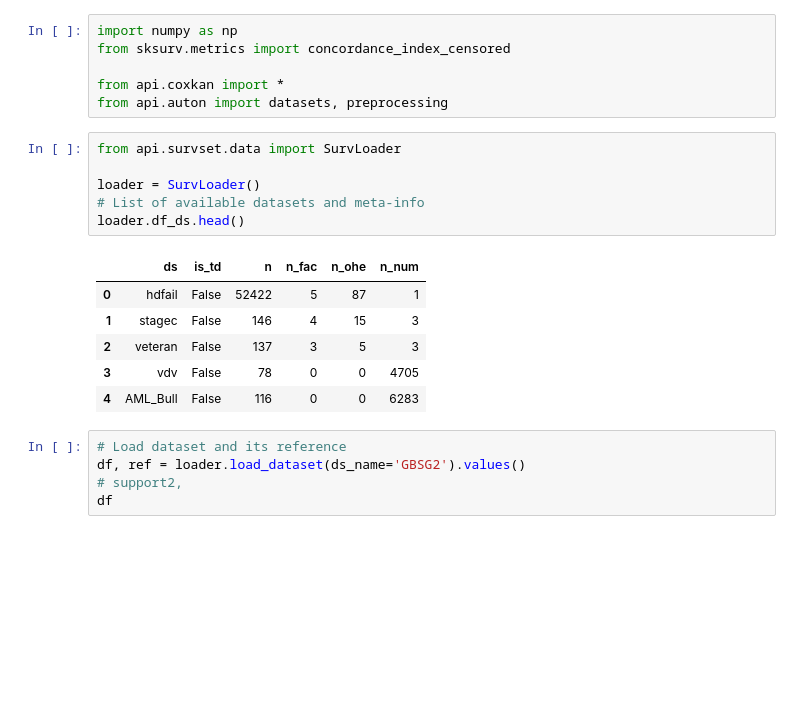
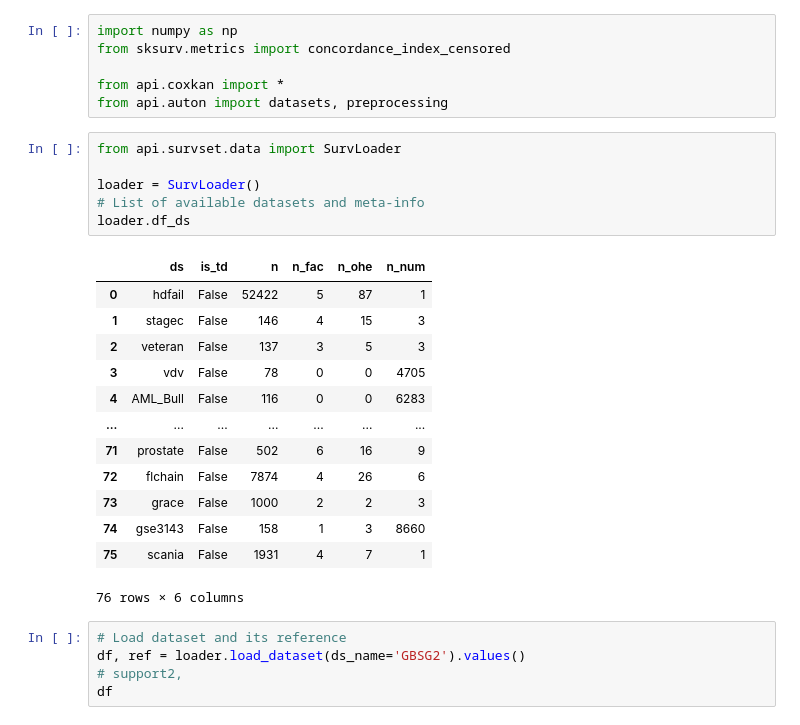
Before and after one commit to jiaxiang-cheng/CoxKAN, a Jupyter notebook: notebook/Hello CoxKAN.ipynb, the cells around one changed output. Saved outputs shown, nothing was run; the diff lists cells and outputs as text; blank space fills up the shorter version.

```diff
--- a/notebook/Hello CoxKAN.ipynb
+++ b/notebook/Hello CoxKAN.ipynb
@@ -7,16 +7,23 @@ from api.auton import datasets, preprocessing
 # %%
 from api.survset.data import SurvLoader
 
 loader = SurvLoader()
 # List of available datasets and meta-info
-loader.df_ds.head()
+loader.df_ds
 # %% [output]
 |  | ds | is_td | n | n_fac | n_ohe | n_num |
 | 0 | hdfail | False | 52422 | 5 | 87 | 1 |
 | 1 | stagec | False | 146 | 4 | 15 | 3 |
 | 2 | veteran | False | 137 | 3 | 5 | 3 |
 | 3 | vdv | False | 78 | 0 | 0 | 4705 |
 | 4 | AML_Bull | False | 116 | 0 | 0 | 6283 |
+| ... | ... | ... | ... | ... | ... | ... |
+| 71 | prostate | False | 502 | 6 | 16 | 9 |
+| 72 | flchain | False | 7874 | 4 | 26 | 6 |
+| 73 | grace | False | 1000 | 2 | 2 | 3 |
+| 74 | gse3143 | False | 158 | 1 | 3 | 8660 |
+| 75 | scania | False | 1931 | 4 | 7 | 1 |
+76 rows × 6 columns
 # %%
 # Load dataset and its reference
 df, ref = loader.load_dataset(ds_name='GBSG2').values()
```
Also changed, not shown: parts of 1 cell of this notebook, 3 other files.
